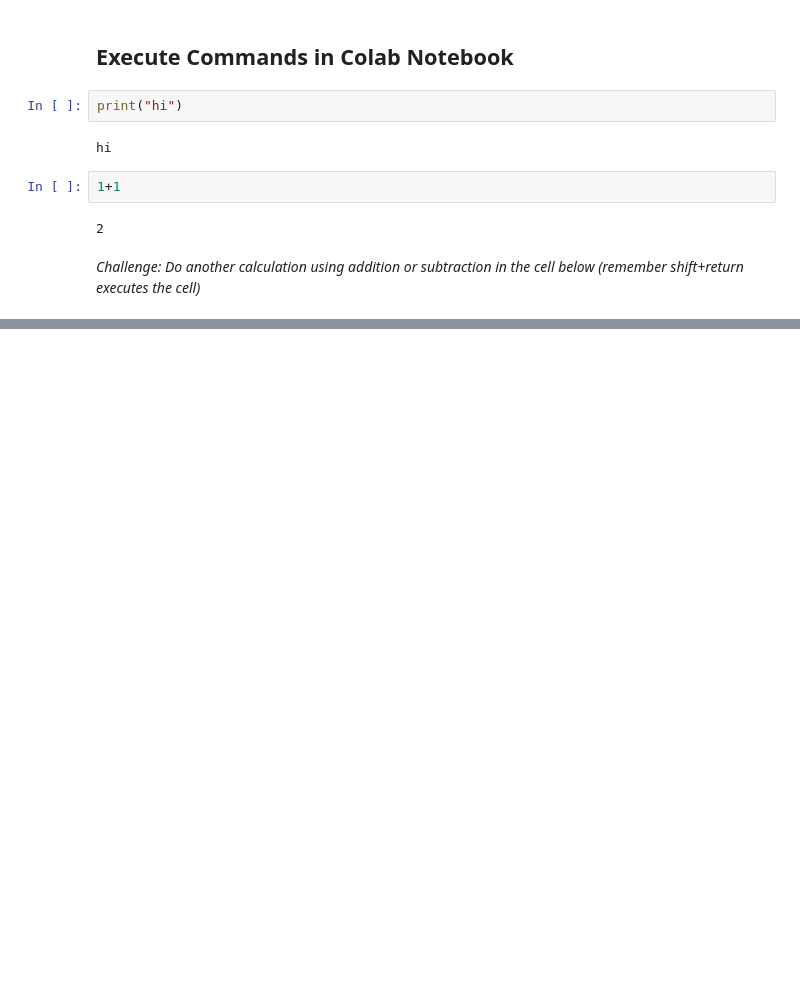
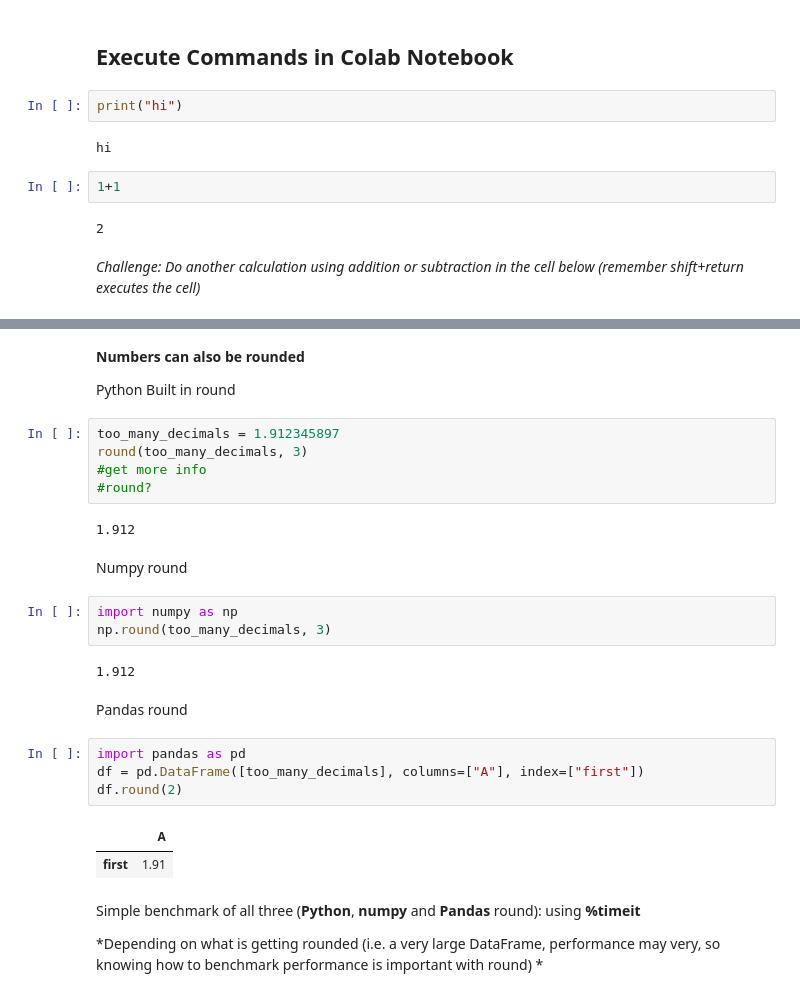
Before and after one commit to paiml/minimal-python, a Jupyter notebook: Chapter1_Minimal_Python.ipynb, the cells around one changed output, grey strips where cells are left out. Drawn from its saved outputs; the diff is of its cells as text; blank space fills up the shorter version.

```diff
--- a/Chapter1_Minimal_Python.ipynb
+++ b/Chapter1_Minimal_Python.ipynb
@@ -14,0 +359,31 @@ hi
+# %% [markdown]
+**Numbers can also be rounded**
+
+Python Built in round
+# %%
+too_many_decimals = 1.912345897
+round(too_many_decimals, 3)
+#get more info
+#round?
+# %% [output]
+1.912
+# %% [markdown]
+Numpy round
+# %%
+import numpy as np
+np.round(too_many_decimals, 3)
+# %% [output]
+1.912
+# %% [markdown]
+Pandas round
+# %%
+import pandas as pd
+df = pd.DataFrame([too_many_decimals], columns=["A"], index=["first"])
+df.round(2)
+# %% [output]
+|  | A |
+| first | 1.91 |
+# %% [markdown]
+Simple benchmark of all three (**Python**, **numpy** and **Pandas** round):   using **%timeit**
+
+*Depending on what is getting rounded (i.e. a very large DataFrame, performance may very, so knowing how to benchmark performance is important with round) *
```
Also changed, not shown: parts of 128 cells of this notebook.
